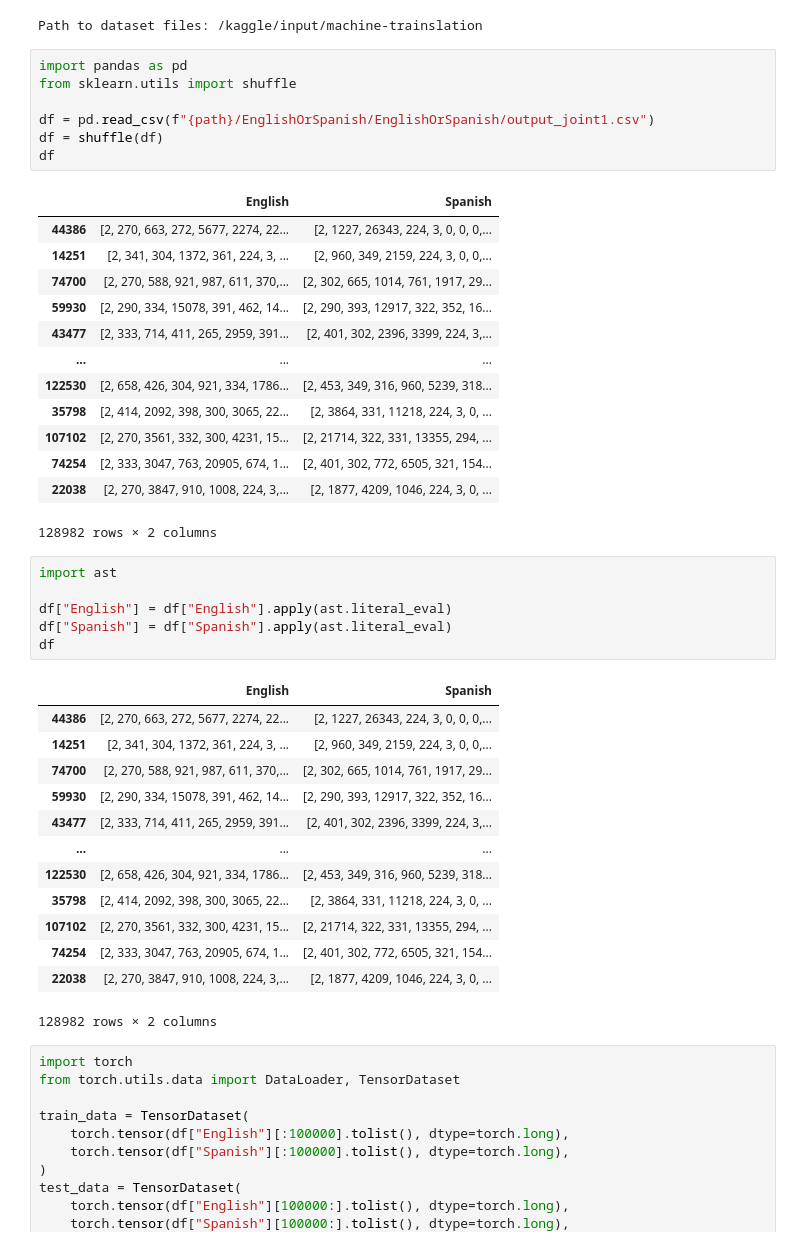
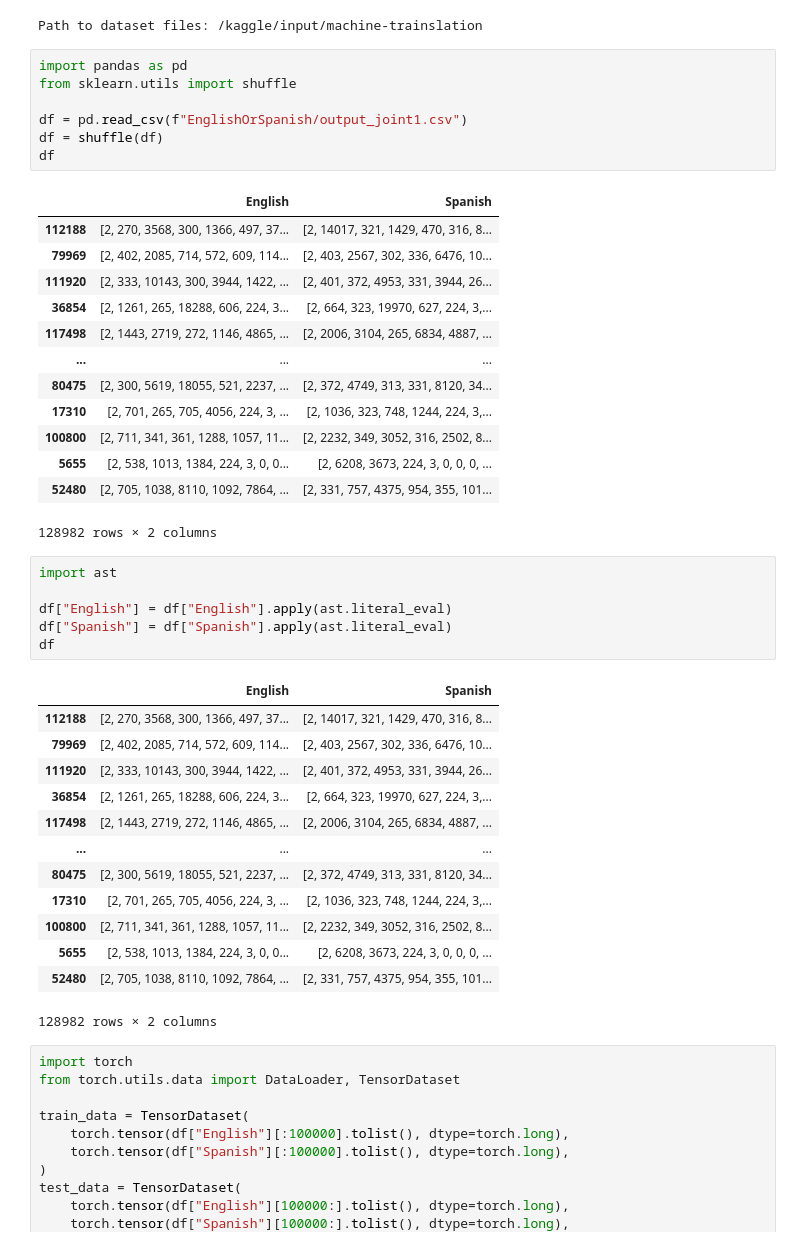
Before and after one commit to MBUYt0n/DL, a Jupyter notebook: Lab8/DL_Lab8_attention.ipynb, the cells around one changed output. Saved outputs shown, nothing was run; the diff lists cells and outputs as text.

```diff
--- a/Lab8/DL_Lab8_attention.ipynb
+++ b/Lab8/DL_Lab8_attention.ipynb
@@ -10,23 +10,23 @@ Path to dataset files: /kaggle/input/machine-trainslation
 # %%
 import pandas as pd
 from sklearn.utils import shuffle
 
-df = pd.read_csv(f"{path}/EnglishOrSpanish/EnglishOrSpanish/output_joint1.csv")
+df = pd.read_csv(f"EnglishOrSpanish/output_joint1.csv")
 df = shuffle(df)
 df
 # %% [output]
 |  | English | Spanish |
-| 44386 | [2, 270, 663, 272, 5677, 2274, 22... | [2, 1227, 26343, 224, 3, 0, 0, 0,... |
-| 14251 | [2, 341, 304, 1372, 361, 224, 3, ... | [2, 960, 349, 2159, 224, 3, 0, 0,... |
-| 74700 | [2, 270, 588, 921, 987, 611, 370,... | [2, 302, 665, 1014, 761, 1917, 29... |
-| 59930 | [2, 290, 334, 15078, 391, 462, 14... | [2, 290, 393, 12917, 322, 352, 16... |
-| 43477 | [2, 333, 714, 411, 265, 2959, 391... | [2, 401, 302, 2396, 3399, 224, 3,... |
+| 112188 | [2, 270, 3568, 300, 1366, 497, 37... | [2, 14017, 321, 1429, 470, 316, 8... |
+| 79969 | [2, 402, 2085, 714, 572, 609, 114... | [2, 403, 2567, 302, 336, 6476, 10... |
+| 111920 | [2, 333, 10143, 300, 3944, 1422, ... | [2, 401, 372, 4953, 331, 3944, 26... |
+| 36854 | [2, 1261, 265, 18288, 606, 224, 3... | [2, 664, 323, 19970, 627, 224, 3,... |
+| 117498 | [2, 1443, 2719, 272, 1146, 4865, ... | [2, 2006, 3104, 265, 6834, 4887, ... |
 | ... | ... | ... |
-| 122530 | [2, 658, 426, 304, 921, 334, 1786... | [2, 453, 349, 316, 960, 5239, 318... |
-| 35798 | [2, 414, 2092, 398, 300, 3065, 22... | [2, 3864, 331, 11218, 224, 3, 0, ... |
-| 107102 | [2, 270, 3561, 332, 300, 4231, 15... | [2, 21714, 322, 331, 13355, 294, ... |
-| 74254 | [2, 333, 3047, 763, 20905, 674, 1... | [2, 401, 302, 772, 6505, 321, 154... |
-| 22038 | [2, 270, 3847, 910, 1008, 224, 3,... | [2, 1877, 4209, 1046, 224, 3, 0, ... |
+| 80475 | [2, 300, 5619, 18055, 521, 2237, ... | [2, 372, 4749, 313, 331, 8120, 34... |
+| 17310 | [2, 701, 265, 705, 4056, 224, 3, ... | [2, 1036, 323, 748, 1244, 224, 3,... |
+| 100800 | [2, 711, 341, 361, 1288, 1057, 11... | [2, 2232, 349, 3052, 316, 2502, 8... |
+| 5655 | [2, 538, 1013, 1384, 224, 3, 0, 0... | [2, 6208, 3673, 224, 3, 0, 0, 0, ... |
+| 52480 | [2, 705, 1038, 8110, 1092, 7864, ... | [2, 331, 757, 4375, 954, 355, 101... |
 128982 rows × 2 columns
 # %%
 import ast
@@ -36,17 +36,17 @@ df["Spanish"] = df["Spanish"].apply(ast.literal_eval)
 df
 # %% [output]
 |  | English | Spanish |
-| 44386 | [2, 270, 663, 272, 5677, 2274, 22... | [2, 1227, 26343, 224, 3, 0, 0, 0,... |
-| 14251 | [2, 341, 304, 1372, 361, 224, 3, ... | [2, 960, 349, 2159, 224, 3, 0, 0,... |
-| 74700 | [2, 270, 588, 921, 987, 611, 370,... | [2, 302, 665, 1014, 761, 1917, 29... |
-| 59930 | [2, 290, 334, 15078, 391, 462, 14... | [2, 290, 393, 12917, 322, 352, 16... |
-| 43477 | [2, 333, 714, 411, 265, 2959, 391... | [2, 401, 302, 2396, 3399, 224, 3,... |
+| 112188 | [2, 270, 3568, 300, 1366, 497, 37... | [2, 14017, 321, 1429, 470, 316, 8... |
+| 79969 | [2, 402, 2085, 714, 572, 609, 114... | [2, 403, 2567, 302, 336, 6476, 10... |
+| 111920 | [2, 333, 10143, 300, 3944, 1422, ... | [2, 401, 372, 4953, 331, 3944, 26... |
+| 36854 | [2, 1261, 265, 18288, 606, 224, 3... | [2, 664, 323, 19970, 627, 224, 3,... |
+| 117498 | [2, 1443, 2719, 272, 1146, 4865, ... | [2, 2006, 3104, 265, 6834, 4887, ... |
 | ... | ... | ... |
-| 122530 | [2, 658, 426, 304, 921, 334, 1786... | [2, 453, 349, 316, 960, 5239, 318... |
-| 35798 | [2, 414, 2092, 398, 300, 3065, 22... | [2, 3864, 331, 11218, 224, 3, 0, ... |
-| 107102 | [2, 270, 3561, 332, 300, 4231, 15... | [2, 21714, 322, 331, 13355, 294, ... |
-| 74254 | [2, 333, 3047, 763, 20905, 674, 1... | [2, 401, 302, 772, 6505, 321, 154... |
-| 22038 | [2, 270, 3847, 910, 1008, 224, 3,... | [2, 1877, 4209, 1046, 224, 3, 0, ... |
+| 80475 | [2, 300, 5619, 18055, 521, 2237, ... | [2, 372, 4749, 313, 331, 8120, 34... |
+| 17310 | [2, 701, 265, 705, 4056, 224, 3, ... | [2, 1036, 323, 748, 1244, 224, 3,... |
+| 100800 | [2, 711, 341, 361, 1288, 1057, 11... | [2, 2232, 349, 3052, 316, 2502, 8... |
+| 5655 | [2, 538, 1013, 1384, 224, 3, 0, 0... | [2, 6208, 3673, 224, 3, 0, 0, 0, ... |
+| 52480 | [2, 705, 1038, 8110, 1092, 7864, ... | [2, 331, 757, 4375, 954, 355, 101... |
 128982 rows × 2 columns
 # %%
 import torch
```
Also changed, not shown: parts of 7 cells of this notebook, 3 other files.
